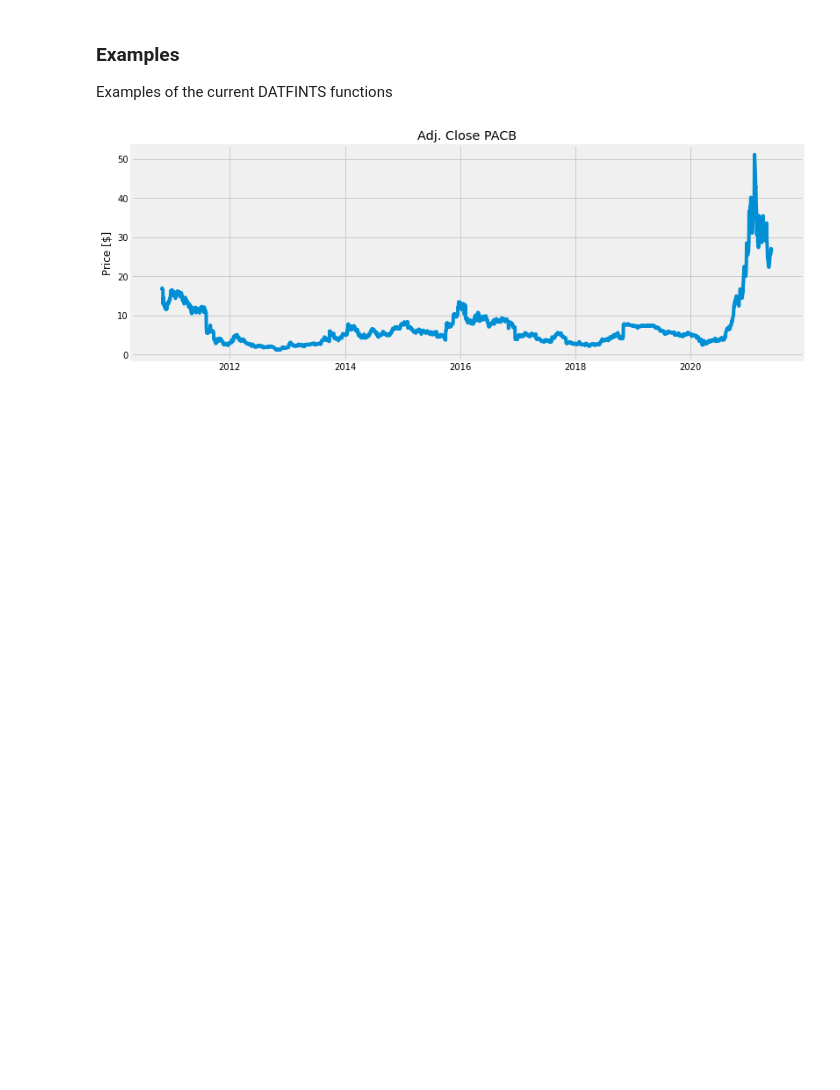
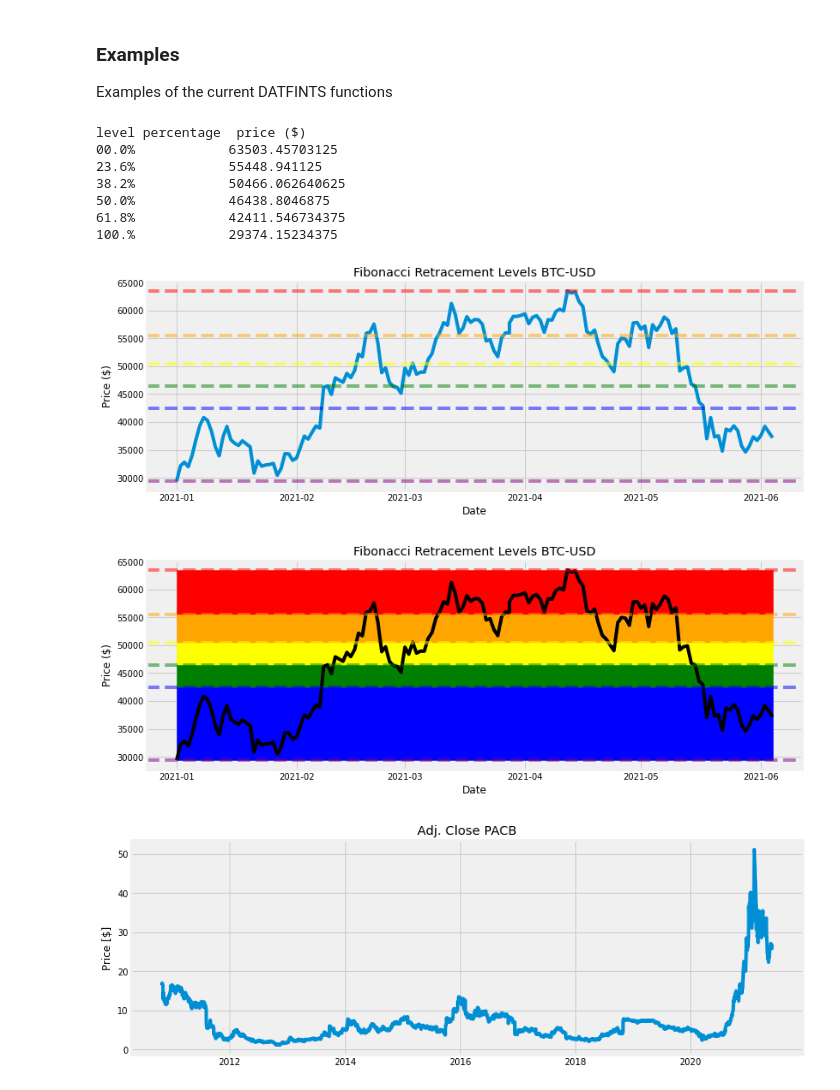
Before and after one commit to Elchin/DATFINTS, a Jupyter notebook: examples.ipynb, the cells around one changed output. Cells and saved outputs as stored; diff of their text form; code cells hidden in the pictures; blank space fills up the shorter version.

Commit message:
added fiboncci level to the utils

```diff
--- a/examples.ipynb
+++ b/examples.ipynb
@@ -13,6 +13,18 @@ import datfints_utils as df_utils
 import matplotlib.pyplot as plt
 plt.style.use('fivethirtyeight')
 %matplotlib inline
+# %%
+df_utils.FRL()
+# %% [output]
+level percentage  price ($)
+00.0%            63503.45703125
+23.6%            55448.941125
+38.2%            50466.062640625
+50.0%            46438.8046875
+61.8%            42411.546734375
+100.%            29374.15234375
+[figure, added]
+[figure, added]
 # %%
 #df_utils.calc_rsi('ETH-USD','2021-1-1')
 df_utils.calc_rsi('PACB','2010-1-1')
```
Also changed, not shown: 1 other file.
